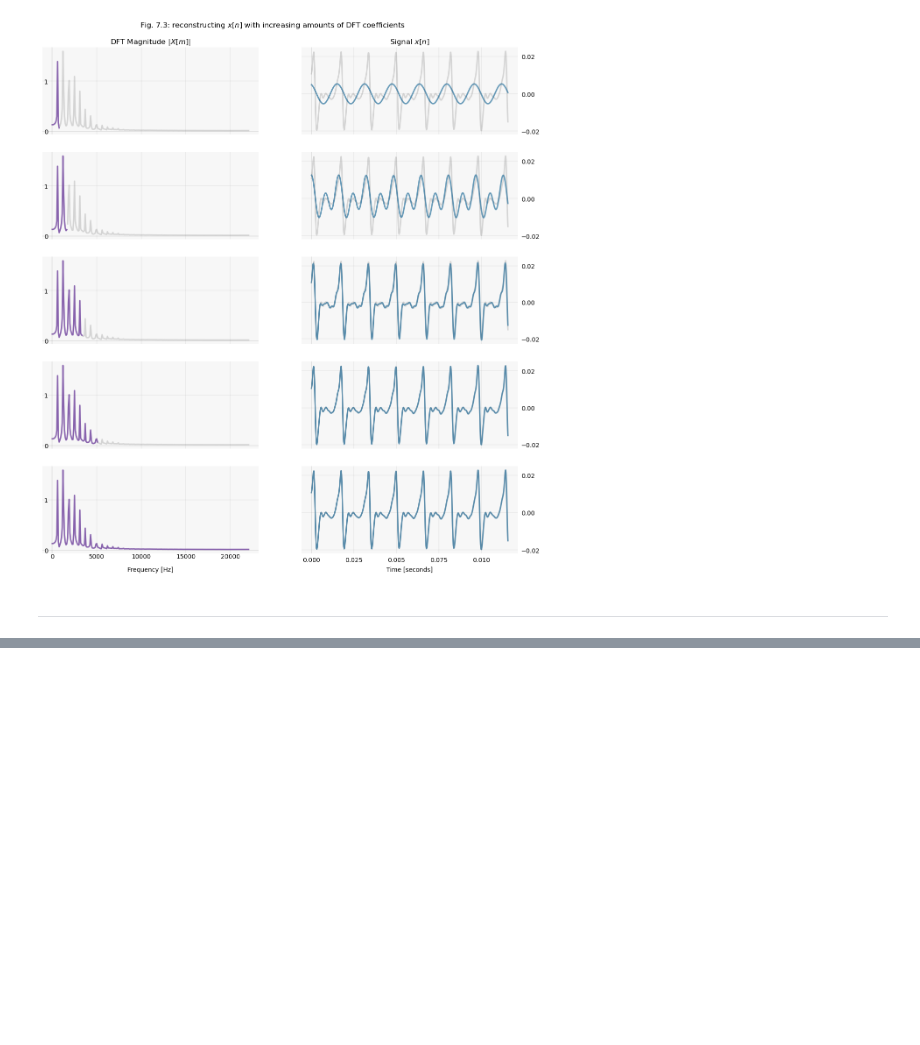
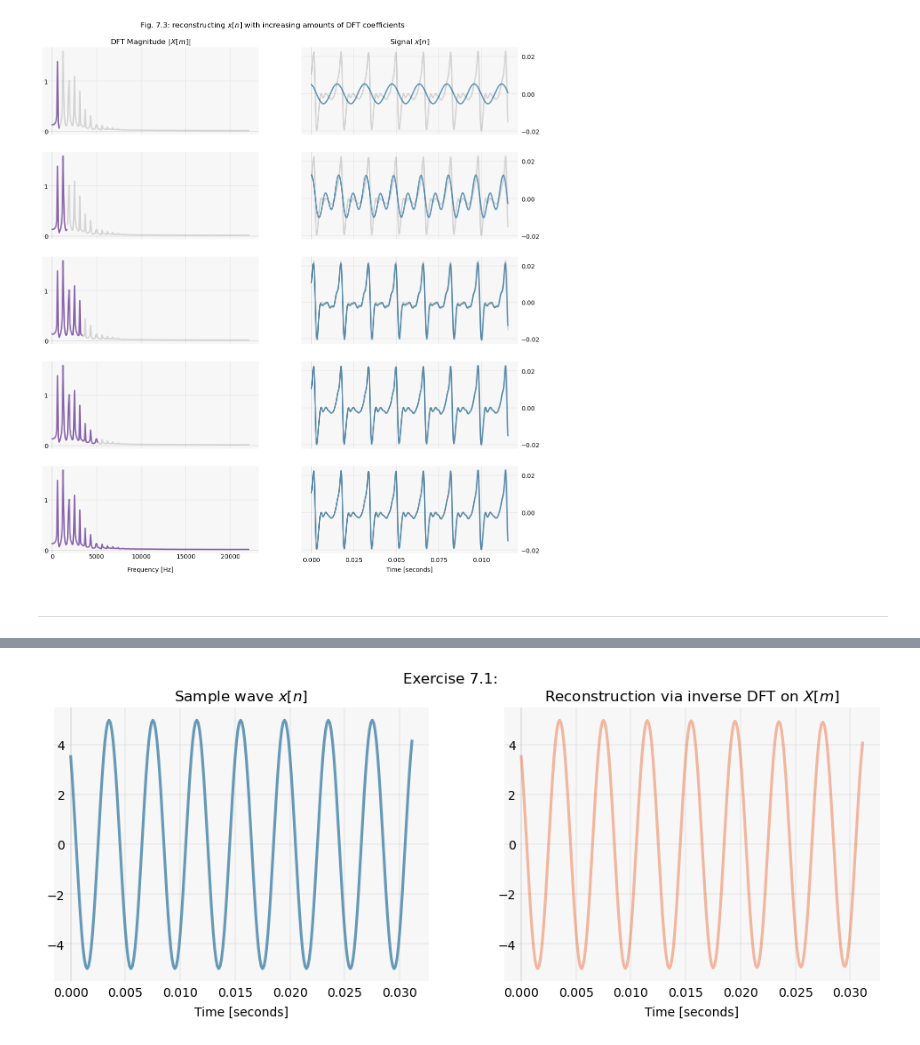
Before and after one commit to buruzaemon/digital-signals-theory, a Jupyter notebook: DST_CH7.ipynb, the cells around one changed output, grey strips where cells are left out. Saved outputs shown, nothing was run; the diff lists cells and outputs as text; code cells hidden in the pictures; blank space fills up the shorter version.

```diff
--- a/DST_CH7.ipynb
+++ b/DST_CH7.ipynb
@@ -213,0 +247,58 @@ plt.show()
+# %%
+t = np.arange(N) / fs
+
+theta = 2*np.pi * f * t
+
+sample_x = A * np.cos(theta + phi)
+# %%
+fig, axes = plt.subplots(nrows=1, ncols=2, figsize=(12, 4))
+
+# 1st plot for sample wave x
+axes[0].plot(t[:250], sample_x[:250], linewidth=2.25, color='#045a8d', alpha=0.6, zorder=-1)
+
+axes[0].grid(True, linewidth=0.3, color='grey', alpha=0.4)
+axes[0].set_title('Sample wave $x[n]$')
+# Eliminate upper and right axes
+axes[0].spines['right'].set_color('none')
+axes[0].spines['top'].set_color('none')
+
+# Move left y-axis, passing through (0,0)
+axes[0].spines['left'].set_position('zero')
+axes[0].spines['left'].set_color('grey')
+axes[0].spines['left'].set_alpha(0.4)
+axes[0].spines['left'].set_linewidth(0.3)
+# Leave bottom x-axis, passing through center of plot
+axes[0].spines['bottom'].set_color('#f7f7f7')
+axes[0].spines['bottom'].set_alpha(0.4)
+axes[0].spines['bottom'].set_linewidth(0.3)
+axes[0].set_xlabel('Time [seconds]')
+axes[0].xaxis.set_label_coords(0.5, -0.09)
+axes[0].tick_params(left=False, bottom=False, pad=1)
+
+# 2nd plot for sample wave x recreated from inverse DFT on X[m]
+axes[1].plot(t[:250], np.real(reconstructed_x[:250]), linewidth=2.25, color='#ef8a62', alpha=0.6, zorder=-1)
+
+axes[1].grid(True, linewidth=0.3, color='grey', alpha=0.4)
+axes[1].set_title('Reconstruction via inverse DFT on $X[m]$')
+# Eliminate upper and right axes
+axes[1].spines['right'].set_color('none')
+axes[1].spines['top'].set_color('none')
+
+# Move left y-axis, passing through (0,0)
+axes[1].spines['left'].set_position('zero')
+axes[1].spines['left'].set_color('grey')
+axes[1].spines['left'].set_alpha(0.4)
+axes[1].spines['left'].set_linewidth(0.3)
+# Leave bottom x-axis, passing through center of plot
+axes[1].spines['bottom'].set_color('#f7f7f7')
+axes[1].spines['bottom'].set_alpha(0.4)
+axes[1].spines['bottom'].set_linewidth(0.3)
+axes[1].set_xlabel('Time [seconds]')
+axes[1].xaxis.set_label_coords(0.5, -0.09)
+axes[1].tick_params(left=False, bottom=False, pad=1)
+
+
+plt.suptitle('Exercise 7.1: ')
+plt.show()
+# %% [output]
+[figure, added]
```
Also changed, not shown: parts of 3 cells of this notebook.
